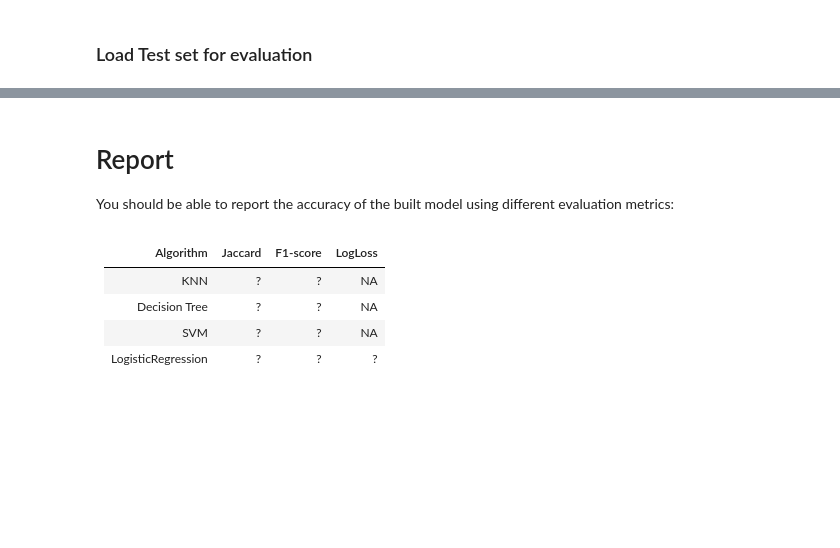
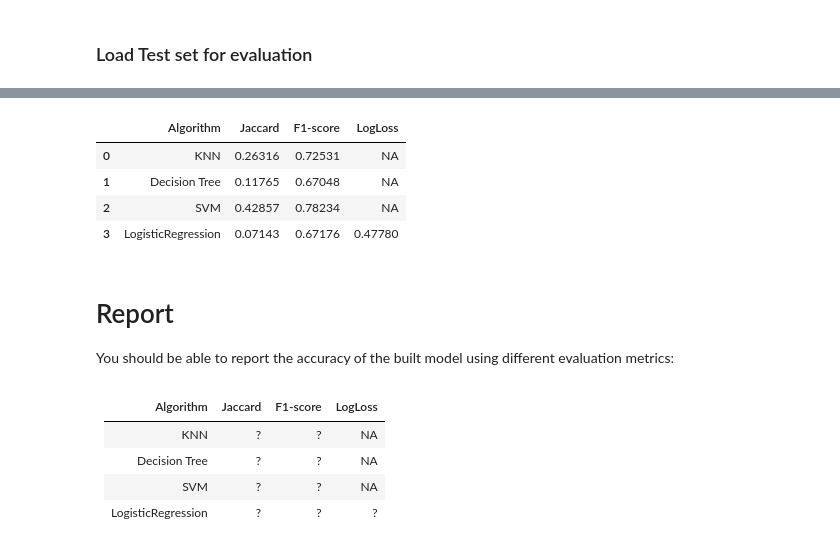
Before and after one commit to fabiogeraci/Coursera, a Jupyter notebook: Proj-Loan.ipynb, the cells around one changed output, grey strips where cells are left out. Saved outputs shown, nothing was run; the diff lists cells and outputs as text; code cells hidden in the pictures; blank space fills up the shorter version.

```diff
--- a/Proj-Loan.ipynb
+++ b/Proj-Loan.ipynb
@@ -361,3 +293,5 @@ Max f_score was with 0.7766540244416351 with k= 7
+# %%
+mean_acc_kn = mean_acc.argmax() + 1
 # %% [markdown]
 # Decision Tree
 # %%
@@ -523,0 +472,2 @@ Name: loan_status, dtype: int64
+# %%
+X_new, y_new = prepData(df_new)
@@ -524,3 +495,50 @@ Name: loan_status, dtype: int64
+# %%
+# Support Vector Machine
+clf_svm = svm.SVC(C=100, kernel='poly', probability=True)
+clf_svm.fit(X_train, y_train)
+model_type = 'SVC'
+
+# Predict
+yhat = clf_svm.predict(X_new)
+yhat_probs = clf_svm.predict_proba(X_new)
+
+n = 0
+mean_acc_svc, j_score_svc, f_score_svc, l_loss_svc, std_acc_svc = score_matrix(n, mean_acc, j_score, f_score, l_loss, std_acc, y_new, yhat,
+                                                                               yhat_probs, model_type)
+# %%
+# Logistic Regression
+solver = 'liblinear'
+
+if solver == 'saga':
+    LR = LogisticRegression(C=C, solver=solver, random_state=4, penalty='elasticnet', l1_ratio=l1_ratio, tol=tol)
+elif solver == 'lbfgs' or solver == 'newton-cg' or solver == 'sag':
+    LR = LogisticRegression(C=C, solver=solver, random_state=4, penalty='l2', tol=tol)
+else:
+    LR = LogisticRegression(C=C, solver=solver, random_state=4, penalty='l2', tol=tol)
+
+
+LR.fit(X_train, y_train)
+yhat = LR.predict(X_new)
+yhat_probs = LR.predict_proba(X_new)
+
+model_type = 'LR'
+
+n = 0
+mean_acc_lr, j_score_lr, f_score_lr, l_loss_lr, std_acc_lr = score_matrix(n, mean_acc, j_score, f_score, l_loss, std_acc, y_new, yhat,
+                                                                          yhat_probs, model_type)
+# %%
+result_dc = {'Algorithm':['KNN', 'Decision Tree', 'SVM', 'LogisticRegression'],
+             'Jaccard':["{:.5f}".format(j_score_kn),"{:.5f}".format(j_score_dt),"{:.5f}".format(j_score_svc), "{:.5f}".format(j_score_lr)],
+             'F1-score':["{:.5f}".format(f_score_kn),"{:.5f}".format(f_score_dt),"{:.5f}".format(f_score_svc), "{:.5f}".format(f_score_lr)],
+             'LogLoss':['NA','NA','NA', "{:.5f}".format(l_loss_lr)]}
+
+pd.DataFrame(result_dc)
+# %% [output]
+|  | Algorithm | Jaccard | F1-score | LogLoss |
+| 0 | KNN | 0.26316 | 0.72531 | NA |
+| 1 | Decision Tree | 0.11765 | 0.67048 | NA |
+| 2 | SVM | 0.42857 | 0.78234 | NA |
+| 3 | LogisticRegression | 0.07143 | 0.67176 | 0.47780 |
 # %% [markdown]
 # Report
 
```
Also changed, not shown: parts of 65 cells of this notebook.
